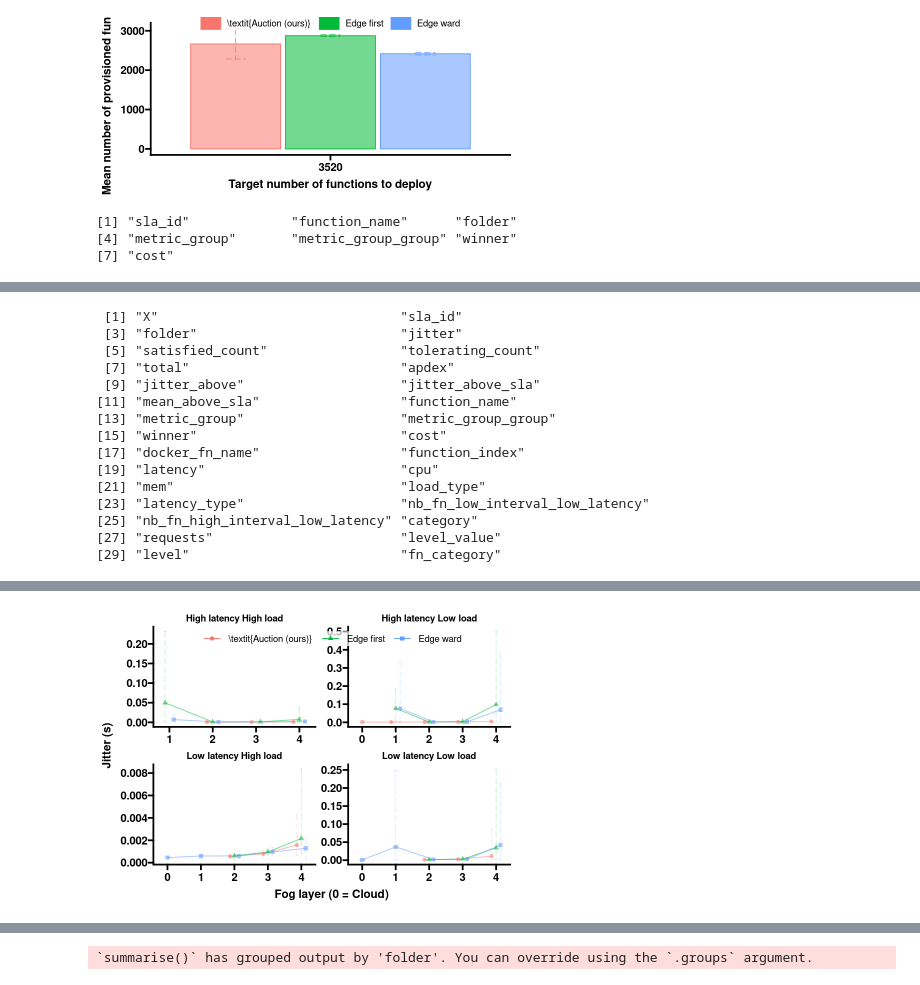
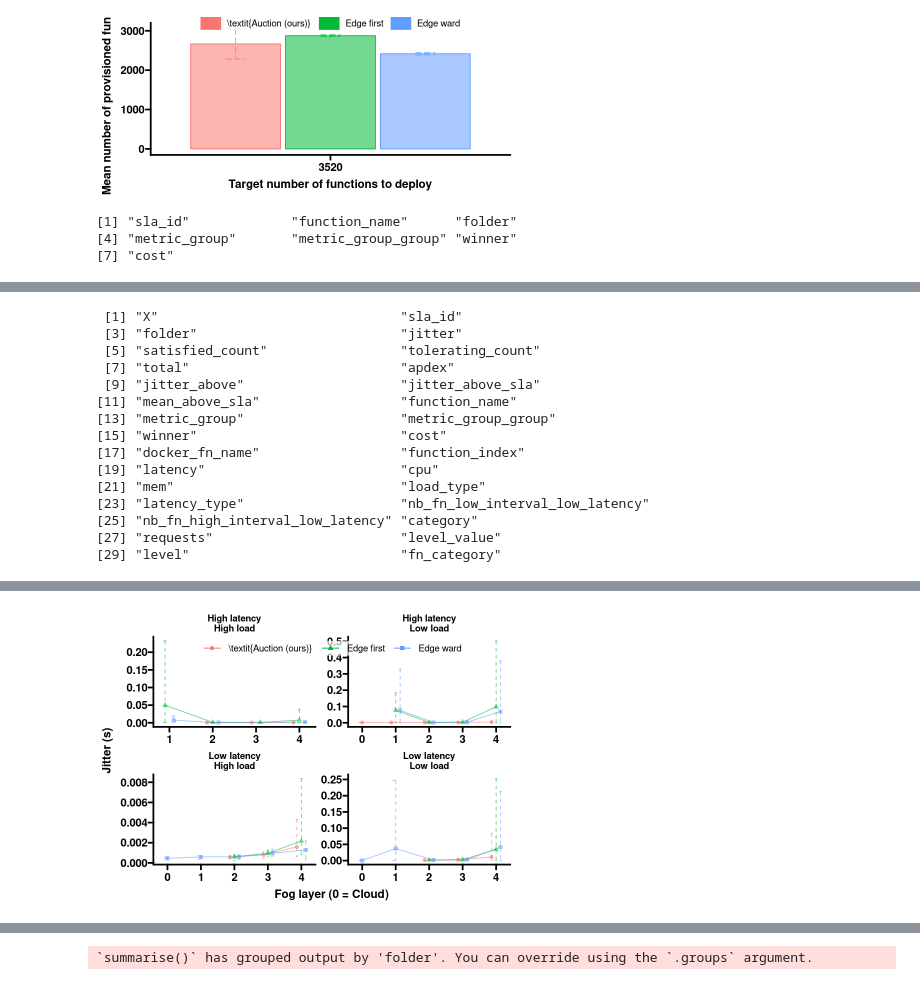
Before and after one commit to VolodiaPG/giraff, a Jupyter notebook: enos/live/experiment.ipynb, the cells around one changed output, grey strips where cells are left out. Cells and saved outputs as stored; diff of their text form; code cells hidden in the pictures.

```diff
--- a/enos/live/experiment.ipynb
+++ b/enos/live/experiment.ipynb
@@ -3401,15 +3394,15 @@ ecdf.jitter <- apdex.jitter %>%
     left_join(bids_won_function %>% extract_function_name_info()) %>%
     left_join(raw.function_low_latency_load_category) %>%
     left_join(node_levels %>% rename(winner = name)) %>%
-    mutate(fn_category = sprintf("%s %s", latency_type, load_type)) %>%
+    mutate(fn_category = sprintf("%s\n%s", latency_type, load_type)) %>%
     mutate(mean_above_sla = ifelse(is.na(mean_above_sla), 0, mean_above_sla)) %>%
     mutate(jitter_above_sla = ifelse(is.na(jitter_above_sla), 0, jitter_above_sla)) %>%
     distinct()
-    # ungroup() %>%
-    # group_by(metric_group, fn_category, level_value) %>%
-    # mutate(quantile = base::cut(jitter_above_sla, breaks= c(-Inf, .1, 1, Inf), labels= c(0,1,2))) %>%
-    # group_by(metric_group, fn_category, level_value, quantile) %>%
-    # summarise(n_jitter_above_sla = n())
+# ungroup() %>%
+# group_by(metric_group, fn_category, level_value) %>%
+# mutate(quantile = base::cut(jitter_above_sla, breaks= c(-Inf, .1, 1, Inf), labels= c(0,1,2))) %>%
+# group_by(metric_group, fn_category, level_value, quantile) %>%
+# summarise(n_jitter_above_sla = n())
 
 # ecdf.jitter <- ecdf.jitter %>%
 #     inner_join(ecdf.jitter %>%
@@ -3419,8 +3412,8 @@ ecdf.jitter <- apdex.jitter %>%
 #     mutate(ratio_jitter_above_sla = n_jitter_above_sla / total_n, median = total_n / 2)
 
 # slice_sample(ecdf.jitter %>% ungroup(), n = 5)
-plots.jitter.w = 15
-plots.jitter.h = 15
+plots.jitter.w <- 15
+plots.jitter.h <- 15
 fig(plots.jitter.w, plots.jitter.h)
 
 ecdf.jitter.mean <- ecdf.jitter %>%
@@ -3455,7 +3448,7 @@ ecdf.jitter.mean <- ecdf.jitter %>%
 fig(7, 7)
 plots.jitter.above_sla.line.w <- 7
 plots.jitter.above_sla.line.h <- 5
-plots.jitter.above_sla.line.caption = "Lateness of requests above the SLA-defined threshold"
+plots.jitter.above_sla.line.caption <- "Lateness of requests above the SLA-defined threshold"
 fig(plots.jitter.above_sla.line.w, plots.jitter.above_sla.line.h)
 
 colnames(ecdf.jitter)
@@ -3463,28 +3456,32 @@ colnames(ecdf.jitter)
 plots.jitter.above_sla.line <- ecdf.jitter %>%
     # summarySE("jitter_above_sla", c("metric_group", "level_value", "fn_category"), conf.interval = .99) %>%
     correct_names() %>%
-    ggplot(aes(alpha=0, x = factor(level_value), y = jitter_above_sla, color = factor(`Placement method`), fill = factor(`Placement method`), shape =  factor(`Placement method`))) +
+    ggplot(aes(alpha = 0, x = factor(level_value), y = jitter_above_sla, color = factor(`Placement method`), fill = factor(`Placement method`), shape = factor(`Placement method`))) +
     # stat_cdfinterval(position = "dodge") +
     # geom_beeswarm(dodge.width = 1) +
     # geom_point() +
     # geom_line() +
     # geom_errorbar(aes(ymax = jitter_above_sla + ci, ymin = jitter_above_sla -ci),
-     stat_summary(geom = "errorbar",
-               fun.min = function(z) quantile(z, .025),
-               fun = mean,
-               fun.max = function(z) quantile(z, 0.975),
-               position=position_dodge(width=0.4),
-               size=0.5, width = .2, linetype ="longdash", alpha = .25) +
-    stat_summary(fun.y=mean,position=position_dodge(width=0.4),geom="line")+
-    stat_summary(fun.y=mean,position=position_dodge(width=0.4),geom="point", size = 2)+
+    stat_summary(
+        geom = "errorbar",
+        fun.min = function(z) quantile(z, .025),
+        fun = mean,
+        fun.max = function(z) quantile(z, 0.975),
+        position = position_dodge(width = 0.4),
+        size = 0.5, width = .2, linetype = "longdash", alpha = .25
+    ) +
+    stat_summary(fun.y = mean, position = position_dodge(width = 0.4), geom = "line") +
+    stat_summary(fun.y = mean, position = position_dodge(width = 0.4), geom = "point", size = 2) +
     scale_alpha_continuous(guide = "none") +
     labs(
         y = "Lateness (s)",
         x = "Fog layer (0 = Cloud)",
     ) +
-    theme( legend.background = element_rect(fill=alpha("white", .7),
-                                  size=0.2, color = alpha("white", .7))) +
-        theme(legend.spacing.y = unit(0, 'cm'),      legend.margin=margin(0,0,0,0),         legend.box.margin=margin(-10,-10,-10,-10),)+
+    theme(legend.background = element_rect(
+        fill = alpha("white", .7),
+        size = 0.2, color = alpha("white", .7)
+    )) +
+    theme(legend.spacing.y = unit(0, "cm"), legend.margin = margin(0, 0, 0, 0), legend.box.margin = margin(-10, -10, -10, -10), ) +
     theme(legend.position = c(.5, .95)) +
     guides(colour = guide_legend(nrow = 1)) +
     facet_wrap(vars(fn_category), scales = "free")
@@ -3493,40 +3490,56 @@ plots.jitter.above_sla.line
 
 plots.jitter.line.w <- 7
 plots.jitter.line.h <- 5
-plots.jitter.line.caption = "Jitter of latencies for requests above the SLA-defined threshold"
+plots.jitter.line.caption <- "Jitter of latencies for requests above the SLA-defined threshold"
 fig(plots.jitter.line.w, plots.jitter.line.h)
+
+plots.jitter.line.nb_functions.data = plots.nb_functions.data %>%
+    group_by(folder, metric_group, requests, level_value, fn_category) %>%
+    summarise(provisioned = sum(provisioned)) %>%
+    mutate(ratio_deployed = provisioned / requests)
 
 plots.jitter.line <- ecdf.jitter %>%
     # summarySE("jitter", c("metric_group", "level_value"), conf.interval = .99) %>%
     correct_names() %>%
-    ggplot(aes(alpha=0, x = level_value, y = jitter, color = factor(`Placement method`), fill = factor(`Placement method`), shape =  factor(`Placement method`))) +
+    ggplot(aes(alpha = 0, x = level_value, y = jitter, color = factor(`Placement method`), fill = factor(`Placement method`), shape = factor(`Placement method`))) +
     # geom_point() +
     # geom_line() +
     # geom_errorbar(aes(ymax = jitter + ci, ymin = jitter -ci),
     #     size=0.5, width = .2, linetype ="longdash", alpha = .2) +
     # geom_beeswarm(dodge.width = .95) +
     # stat_summary(fun.data=mean_cl_normal,position=position_dodge(0.95),geom="errorbar") +
-     stat_summary(geom = "errorbar",
-               fun.min = function(z) quantile(z, .025),
-               fun = mean,
-               fun.max = function(z) quantile(z, 0.975),
-               position=position_dodge(width=0.4),
-               size=0.5, width = .2, linetype ="longdash", alpha = .2) +
-    stat_summary(fun.y=mean,position=position_dodge(width=0.4),geom="line")+
-    stat_summary(fun.y=mean,position=position_dodge(width=0.4),geom="point", size = 2)+
+    # stat_summary(
+    #     geom = "errorbar",
+    #     fun.min = function(z) quantile(z, .005),
+    #     fun = mean,
+    #     fun.max = function(z) quantile(z, 0.995),
+    #     position = position_dodge(width = 0.4),
+    #     size = 0.5, width = .2, linetype = "longdash", alpha = .2, color = "red"
+    # ) +
+    stat_summary(
+        geom = "errorbar",
+        fun.min = function(z) quantile(z, .025),
+        fun = mean,
+        fun.max = function(z) quantile(z, 0.975),
+        position = position_dodge(width = 0.4),
+        size = 0.5, width = .2, linetype = "dashed", alpha = .6
+    ) +
+    stat_summary(fun.y = mean, position = position_dodge(width = 0.4), geom = "line") +
+    stat_summary(fun.y = mean, position = position_dodge(width = 0.4), geom = "point", size = 2) +
     scale_alpha_continuous(guide = "none") +
-    # scale_y_continuous(trans = "log10") +
     labs(
-    y = "Jitter (s)",
-    x = "Fog layer (0 = Cloud)",
+        y = "Jitter (s)",
+        x = "Fog layer (0 = Cloud)",
     ) +
-    theme( legend.background = element_rect(fill=alpha("white", .7),
-                                  size=0.2, color = alpha("white", .7))) +
-        theme(legend.spacing.y = unit(0, 'cm'),      legend.margin=margin(0,0,0,0),         legend.box.margin=margin(-10,-10,-10,-10),)+
+    theme(legend.background = element_rect(
+        fill = alpha("white", .7),
+        size = 0.2, color = alpha("white", .7)
+    )) +
+    theme(legend.spacing.y = unit(0, "cm"), legend.margin = margin(0, 0, 0, 0), legend.box.margin = margin(-10, -10, -10, -10), ) +
     theme(legend.position = c(.5, .95)) +
     guides(colour = guide_legend(nrow = 1)) +
     facet_wrap(~fn_category, scales = "free")
-    # facet_wrap(~fn_category)
+# facet_wrap(~fn_category)
 
 plots.jitter.line
 # %% [output]
@@ -3564,4 +3588,4 @@ Joining with `by = join_by(folder, metric_group, metric_group_group, winner)`
-[figure, old version]
+[figure, new version]
 # %%
 plots.ecdf.apdex.w = 7
 plots.ecdf.apdex.h = 3
```
Also changed, not shown: parts of 4 cells of this notebook, 1 other file.
